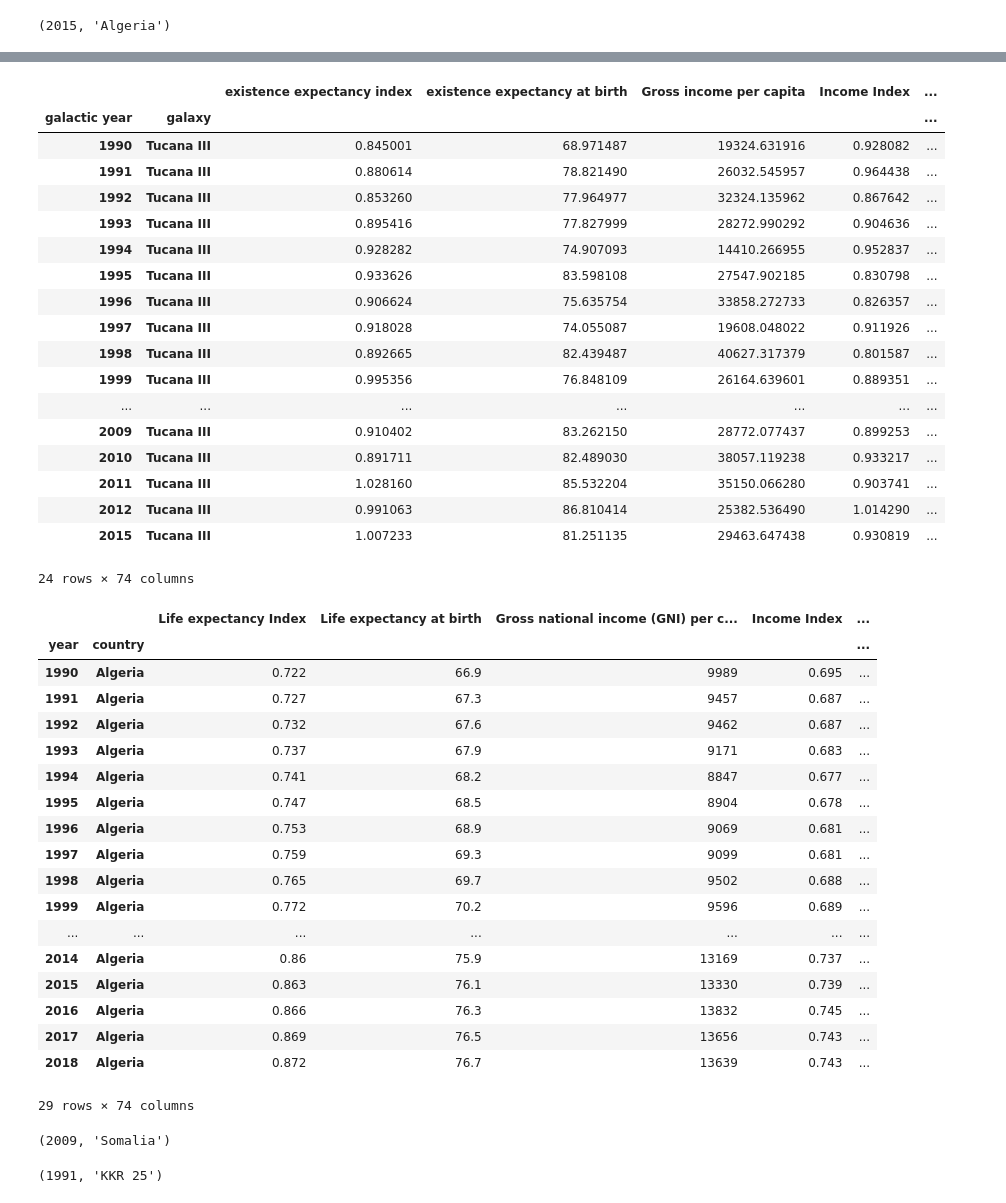
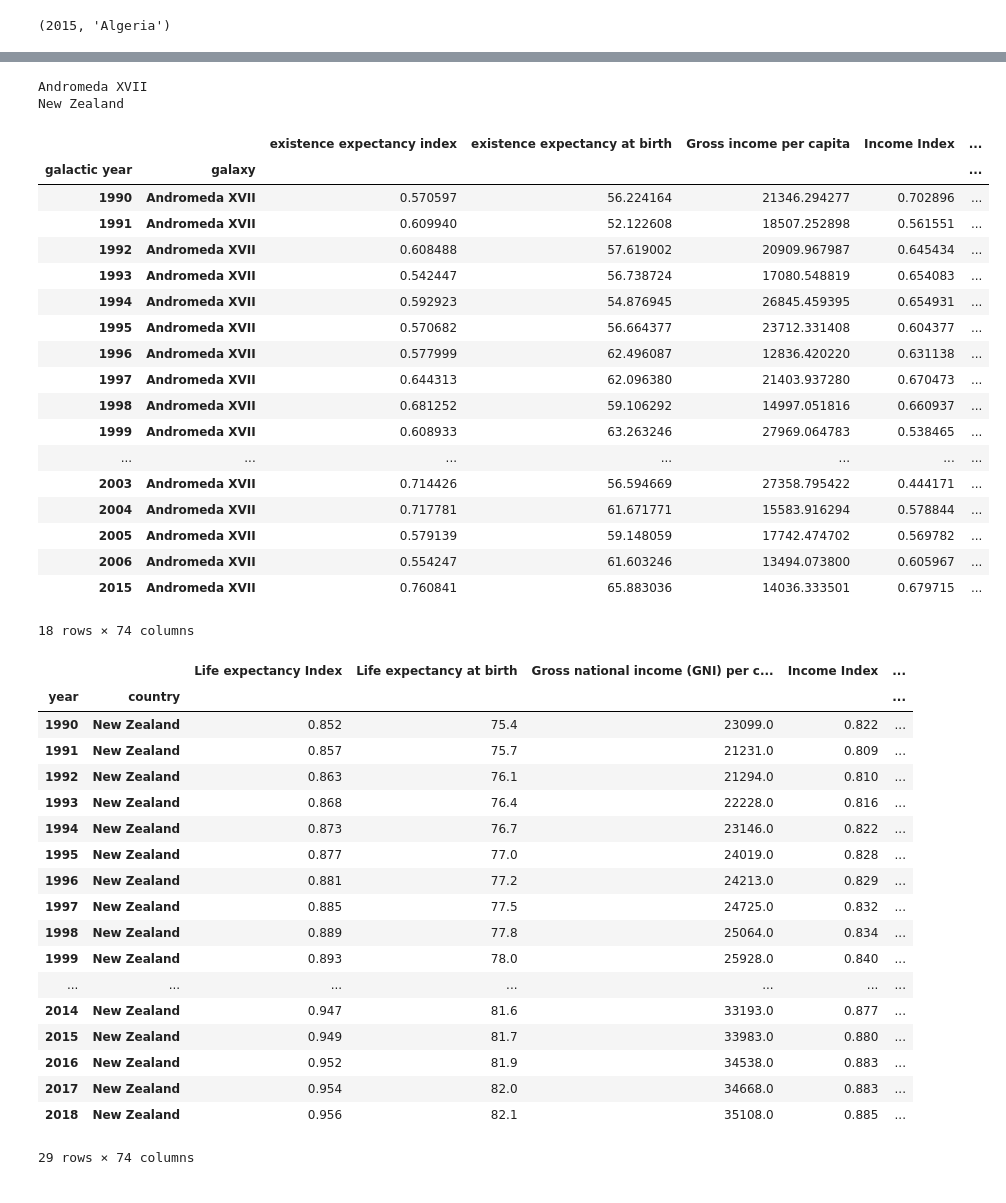
Before and after one commit to D1nay/prohack2020, a Jupyter notebook: Mapping countries to galaxies.ipynb, the cells around one changed output, grey strips where cells are left out. Cells and saved outputs as stored; diff of their text form; code cells hidden in the pictures.

```diff
--- a/Mapping countries to galaxies.ipynb
+++ b/Mapping countries to galaxies.ipynb
@@ -505,52 +526,50 @@ undp_clean.loc[(2015, slice(None)),].index[2]
+# %%
+print (unique_names[12])
+print (full_list[126])
+# %% [output]
+Andromeda XVII
+New Zealand
 # %%
-data_train_cl.loc[(slice(None), 'Tucana III'), ]
+data_train_cl.loc[(slice(None), 'Andromeda XVII'),]
 # %% [output]
 |  |  | existence expectancy index | existence expectancy at birth | Gross income per capita | Income Index | ... |
 | galactic year | galaxy |  |  |  |  | ... |
-| 1990 | Tucana III | 0.845001 | 68.971487 | 19324.631916 | 0.928082 | ... |
-| 1991 | Tucana III | 0.880614 | 78.821490 | 26032.545957 | 0.964438 | ... |
-| 1992 | Tucana III | 0.853260 | 77.964977 | 32324.135962 | 0.867642 | ... |
-| 1993 | Tucana III | 0.895416 | 77.827999 | 28272.990292 | 0.904636 | ... |
-| 1994 | Tucana III | 0.928282 | 74.907093 | 14410.266955 | 0.952837 | ... |
-| 1995 | Tucana III | 0.933626 | 83.598108 | 27547.902185 | 0.830798 | ... |
-| 1996 | Tucana III | 0.906624 | 75.635754 | 33858.272733 | 0.826357 | ... |
-| 1997 | Tucana III | 0.918028 | 74.055087 | 19608.048022 | 0.911926 | ... |
-| 1998 | Tucana III | 0.892665 | 82.439487 | 40627.317379 | 0.801587 | ... |
-| 1999 | Tucana III | 0.995356 | 76.848109 | 26164.639601 | 0.889351 | ... |
+| 1990 | Andromeda XVII | 0.570597 | 56.224164 | 21346.294277 | 0.702896 | ... |
+| 1991 | Andromeda XVII | 0.609940 | 52.122608 | 18507.252898 | 0.561551 | ... |
+| 1992 | Andromeda XVII | 0.608488 | 57.619002 | 20909.967987 | 0.645434 | ... |
+| 1993 | Andromeda XVII | 0.542447 | 56.738724 | 17080.548819 | 0.654083 | ... |
+| 1994 | Andromeda XVII | 0.592923 | 54.876945 | 26845.459395 | 0.654931 | ... |
+| 1995 | Andromeda XVII | 0.570682 | 56.664377 | 23712.331408 | 0.604377 | ... |
+| 1996 | Andromeda XVII | 0.577999 | 62.496087 | 12836.420220 | 0.631138 | ... |
+| 1997 | Andromeda XVII | 0.644313 | 62.096380 | 21403.937280 | 0.670473 | ... |
+| 1998 | Andromeda XVII | 0.681252 | 59.106292 | 14997.051816 | 0.660937 | ... |
+| 1999 | Andromeda XVII | 0.608933 | 63.263246 | 27969.064783 | 0.538465 | ... |
 | ... | ... | ... | ... | ... | ... | ... |
-| 2009 | Tucana III | 0.910402 | 83.262150 | 28772.077437 | 0.899253 | ... |
-| 2010 | Tucana III | 0.891711 | 82.489030 | 38057.119238 | 0.933217 | ... |
-| 2011 | Tucana III | 1.028160 | 85.532204 | 35150.066280 | 0.903741 | ... |
-| 2012 | Tucana III | 0.991063 | 86.810414 | 25382.536490 | 1.014290 | ... |
-| 2015 | Tucana III | 1.007233 | 81.251135 | 29463.647438 | 0.930819 | ... |
+| 2003 | Andromeda XVII | 0.714426 | 56.594669 | 27358.795422 | 0.444171 | ... |
+| 2004 | Andromeda XVII | 0.717781 | 61.671771 | 15583.916294 | 0.578844 | ... |
+| 2005 | Andromeda XVII | 0.579139 | 59.148059 | 17742.474702 | 0.569782 | ... |
+| 2006 | Andromeda XVII | 0.554247 | 61.603246 | 13494.073800 | 0.605967 | ... |
+| 2015 | Andromeda XVII | 0.760841 | 65.883036 | 14036.333501 | 0.679715 | ... |
-24 rows × 74 columns
+18 rows × 74 columns
 # %%
-undp_clean.loc[(slice(None), 'Algeria'), ]
+undp_clean.loc[(slice(None), 'New Zealand'),]
 # %% [output]
 |  |  | Life expectancy Index | Life expectancy at birth | Gross national income (GNI) per c... | Income Index | ... |
 | year | country |  |  |  |  | ... |
-| 1990 | Algeria | 0.722 | 66.9 | 9989 | 0.695 | ... |
-| 1991 | Algeria | 0.727 | 67.3 | 9457 | 0.687 | ... |
-| 1992 | Algeria | 0.732 | 67.6 | 9462 | 0.687 | ... |
-| 1993 | Algeria | 0.737 | 67.9 | 9171 | 0.683 | ... |
-| 1994 | Algeria | 0.741 | 68.2 | 8847 | 0.677 | ... |
-| 1995 | Algeria | 0.747 | 68.5 | 8904 | 0.678 | ... |
-| 1996 | Algeria | 0.753 | 68.9 | 9069 | 0.681 | ... |
-| 1997 | Algeria | 0.759 | 69.3 | 9099 | 0.681 | ... |
-| 1998 | Algeria | 0.765 | 69.7 | 9502 | 0.688 | ... |
-| 1999 | Algeria | 0.772 | 70.2 | 9596 | 0.689 | ... |
+| 1990 | New Zealand | 0.852 | 75.4 | 23099.0 | 0.822 | ... |
+| 1991 | New Zealand | 0.857 | 75.7 | 21231.0 | 0.809 | ... |
+| 1992 | New Zealand | 0.863 | 76.1 | 21294.0 | 0.810 | ... |
+| 1993 | New Zealand | 0.868 | 76.4 | 22228.0 | 0.816 | ... |
+| 1994 | New Zealand | 0.873 | 76.7 | 23146.0 | 0.822 | ... |
+| 1995 | New Zealand | 0.877 | 77.0 | 24019.0 | 0.828 | ... |
+| 1996 | New Zealand | 0.881 | 77.2 | 24213.0 | 0.829 | ... |
+| 1997 | New Zealand | 0.885 | 77.5 | 24725.0 | 0.832 | ... |
+| 1998 | New Zealand | 0.889 | 77.8 | 25064.0 | 0.834 | ... |
+| 1999 | New Zealand | 0.893 | 78.0 | 25928.0 | 0.840 | ... |
 | ... | ... | ... | ... | ... | ... | ... |
-| 2014 | Algeria | 0.86 | 75.9 | 13169 | 0.737 | ... |
-| 2015 | Algeria | 0.863 | 76.1 | 13330 | 0.739 | ... |
-| 2016 | Algeria | 0.866 | 76.3 | 13832 | 0.745 | ... |
-| 2017 | Algeria | 0.869 | 76.5 | 13656 | 0.743 | ... |
-| 2018 | Algeria | 0.872 | 76.7 | 13639 | 0.743 | ... |
+| 2014 | New Zealand | 0.947 | 81.6 | 33193.0 | 0.877 | ... |
+| 2015 | New Zealand | 0.949 | 81.7 | 33983.0 | 0.880 | ... |
+| 2016 | New Zealand | 0.952 | 81.9 | 34538.0 | 0.883 | ... |
+| 2017 | New Zealand | 0.954 | 82.0 | 34668.0 | 0.883 | ... |
+| 2018 | New Zealand | 0.956 | 82.1 | 35108.0 | 0.885 | ... |
 29 rows × 74 columns
-# %%
-undp_clean.index[3886]
-# %% [output]
-(2009, 'Somalia')
-# %%
-data_train_cl.index[345]
-# %% [output]
-(1991, 'KKR 25')
```
Also changed, not shown: parts of 11 cells of this notebook.
